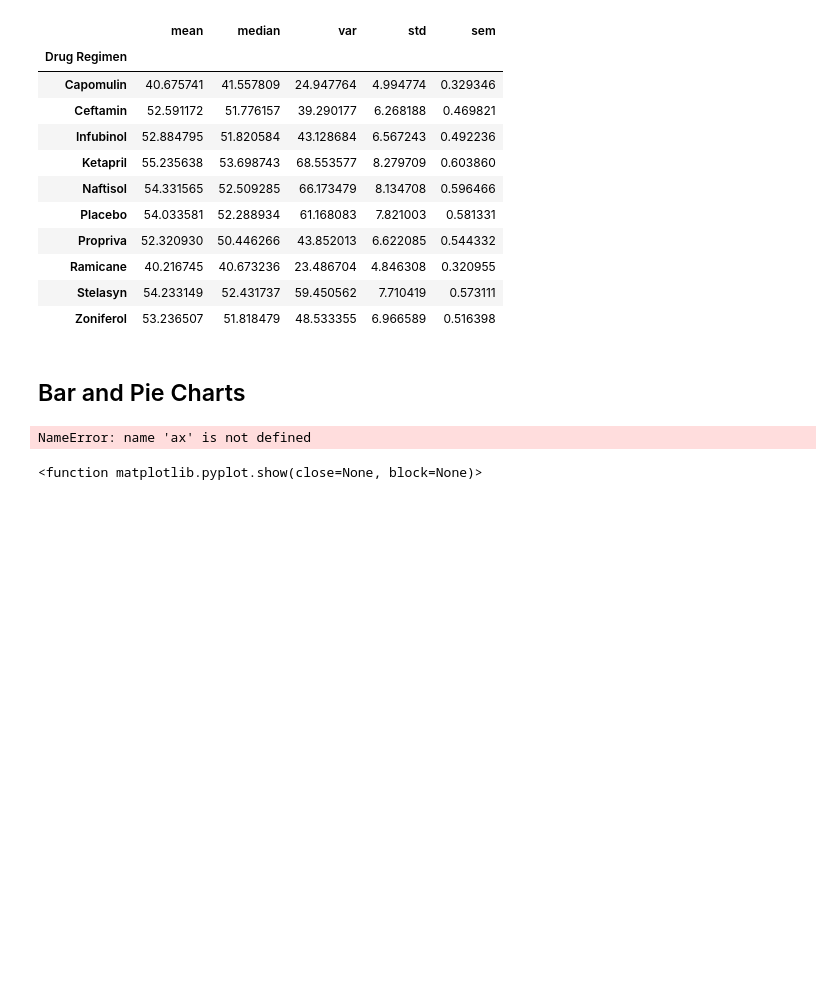
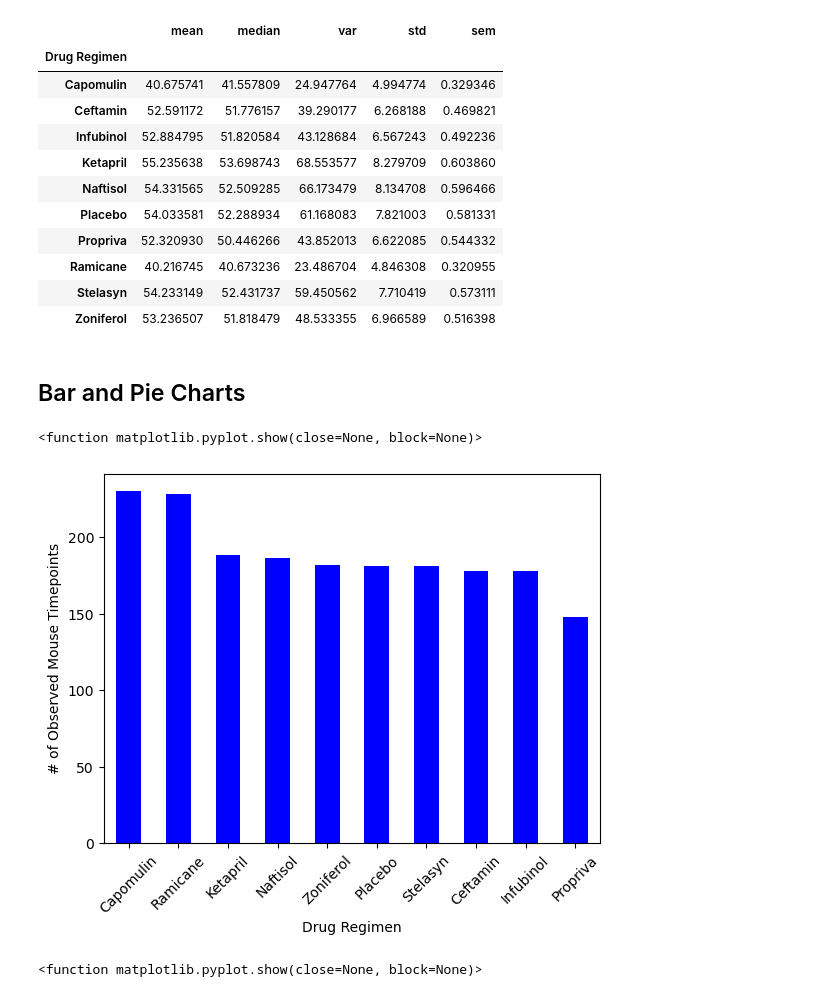
Before and after one commit to KendallBurkett/Module_5_Challenge, a Jupyter notebook: UT_Module_5/pymaceuticals.ipynb, the cells around one changed output. Drawn from its saved outputs; the diff is of its cells as text; code cells hidden in the pictures; blank space fills up the shorter version.

Commit message:
plot edit

```diff
--- a/UT_Module_5/pymaceuticals.ipynb
+++ b/UT_Module_5/pymaceuticals.ipynb
@@ -164,17 +164,19 @@ Tumor Volume (mm3)
 ## Bar and Pie Charts
 # %%
 # Generate a bar plot showing the total number of rows (Mouse ID/Timepoints) for each drug regimen using Pandas.
+fig, ax = plt.subplots() # Create a figure and axis
 regimen_counts = clean_data_df.groupby('Drug Regimen').size()
 regimen_counts_sorted = regimen_counts.sort_values(ascending=False)
 
-regimen_counts_sorted.plot(kind='bar', ax=ax, color='blue')
+regimen_counts_sorted.plot(kind='bar', ax=ax, color='blue', rot=45)
 
 plt.xlabel('Drug Regimen')
 plt.ylabel('# of Observed Mouse Timepoints')
 
 plt.show
 # %% [output]
-NameError: name 'ax' is not defined
+<function matplotlib.pyplot.show(close=None, block=None)>
+[figure, added]
 # %%
 # Generate a bar plot showing the total number of rows (Mouse ID/Timepoints) for each drug regimen using pyplot.
 regimen_counts = clean_data_df.groupby('Drug Regimen').size()
```
